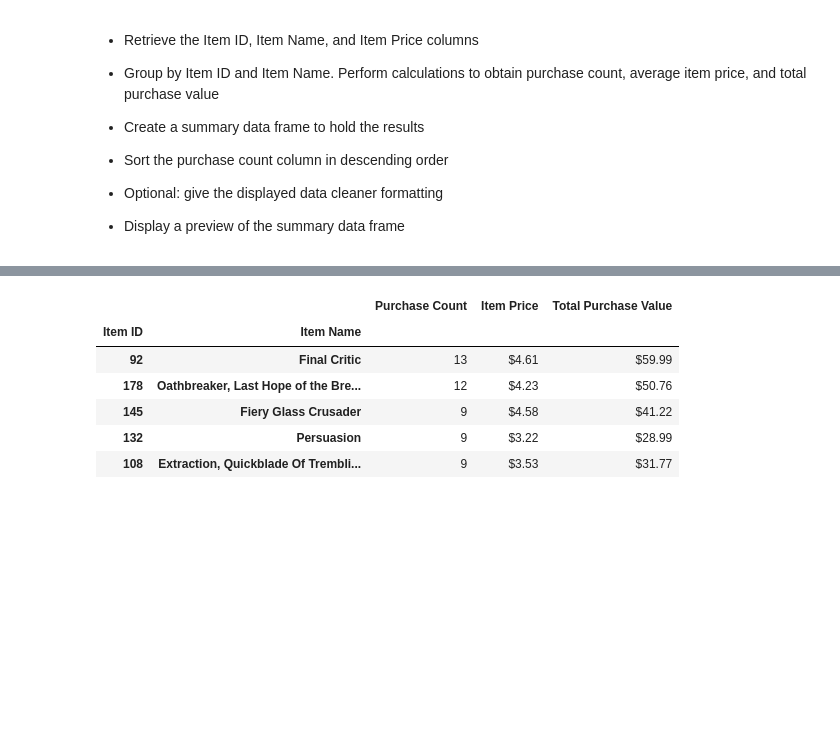
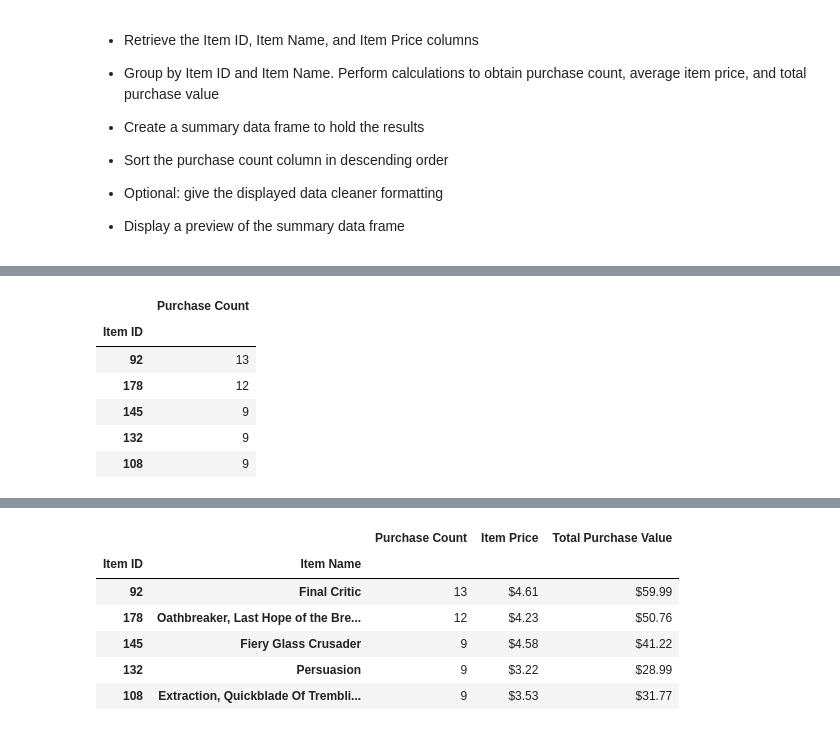
Before and after one commit to Daniel8871/pandas-challenge, a Jupyter notebook: HeroesOfPymoli_analysis.ipynb, the cells around one changed output, grey strips where cells are left out. Cells and saved outputs as stored; diff of their text form; code cells hidden in the pictures; blank space fills up the shorter version.

```diff
--- a/HeroesOfPymoli_analysis.ipynb
+++ b/HeroesOfPymoli_analysis.ipynb
@@ -452,0 +465,13 @@ top_merge_df_final
+# %%
+pop_item_df = pd.DataFrame(pop_item_group.nunique().sort_values(['Purchase ID'],ascending=False))
+pop_five_df = pd.DataFrame(pop_item_df.iloc[0:5,0])
+pop_five_df = pop_five_df.rename(columns={'Purchase ID':'Purchase Count'})
+pop_five_df
+# %% [output]
+|  | Purchase Count |
+| Item ID |  |
+| 92 | 13 |
+| 178 | 12 |
+| 145 | 9 |
+| 132 | 9 |
+| 108 | 9 |
```
Also changed, not shown: parts of 6 cells of this notebook.
